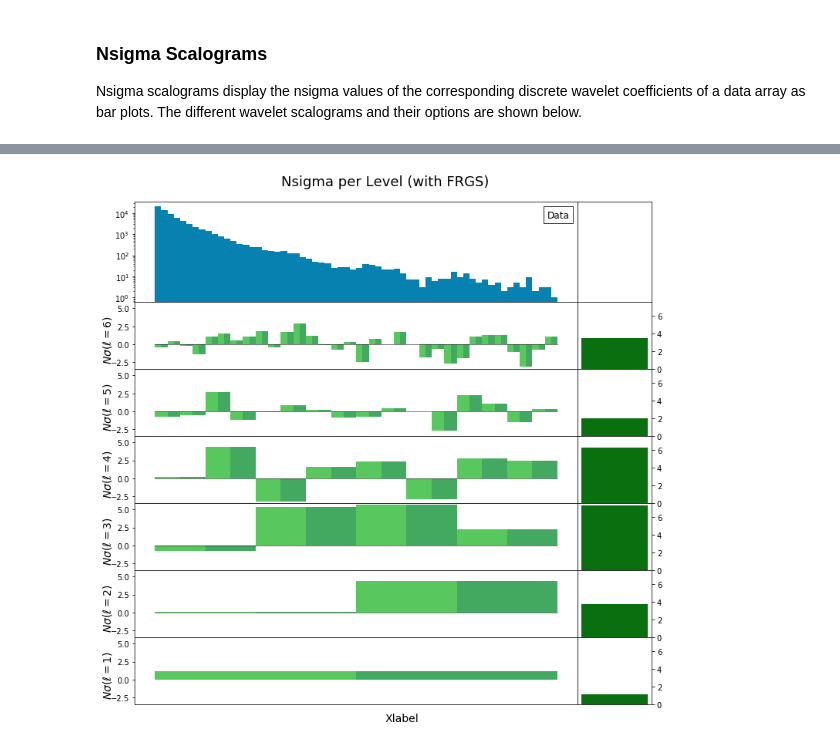
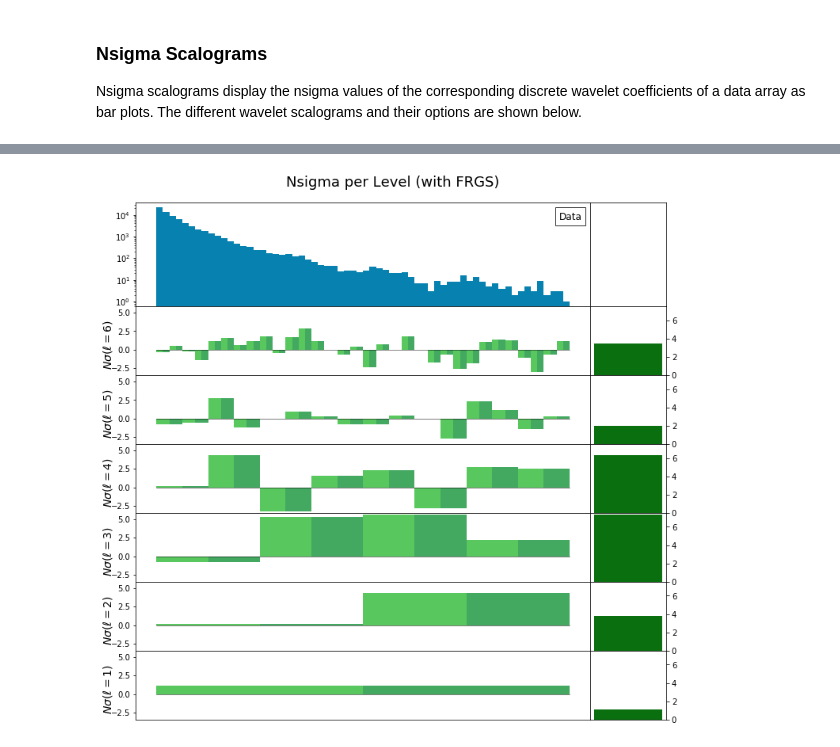
Before and after one commit to alexxromero/kwak_wavelets, a Jupyter notebook: Demo.ipynb, the cells around one changed output, grey strips where cells are left out. Cells and saved outputs as stored; diff of their text form; code cells hidden in the pictures.

```diff
--- a/Demo.ipynb
+++ b/Demo.ipynb
@@ -148,11 +149,11 @@ kwak.nsigScalogram(data=data_signal,
 # %%
 kwak.nsigFixedRes(data=data_signal,
                   hypothesis=hypo_signal,
                   nsigma=Nsigma_fit,
                   nsigma_fixedres=NsigmaFixedRes_fit,
                   nsigma_colorcode=False,
                   title="Nsigma per Level (with FRGS)",
-                  xlabel="Xlabel",
+                  #xlabel="Xlabel",
                   outputfile=None)
 # %% [output]
-[figure, old version]
+[figure, new version]
```
Also changed, not shown: parts of 3 cells of this notebook, 2 other files.
